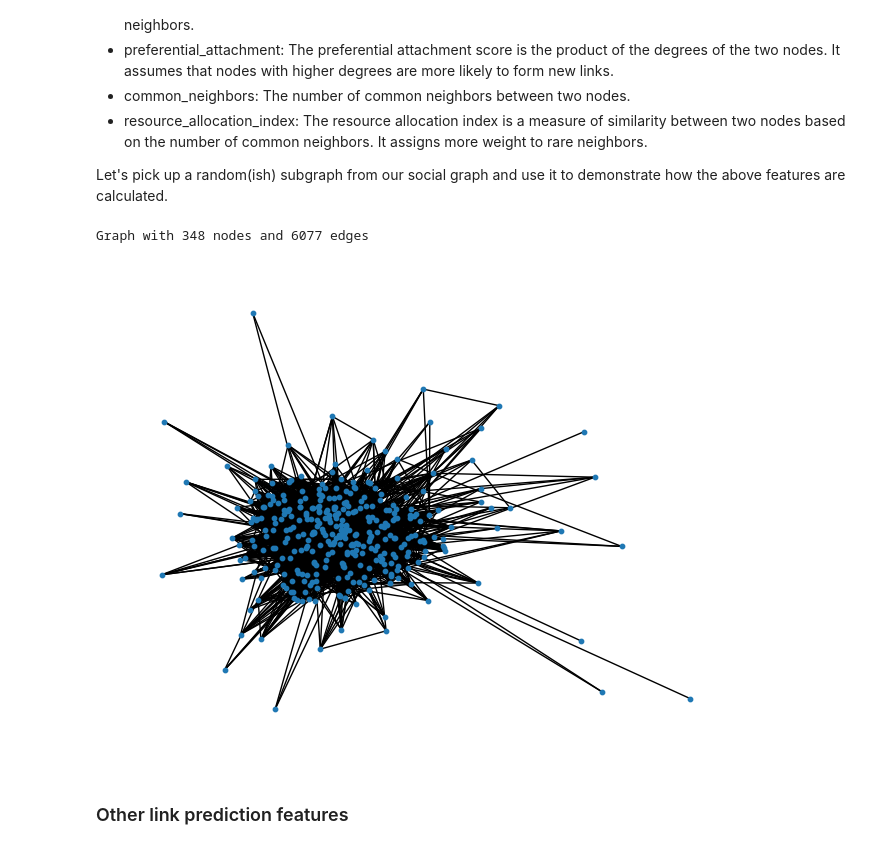
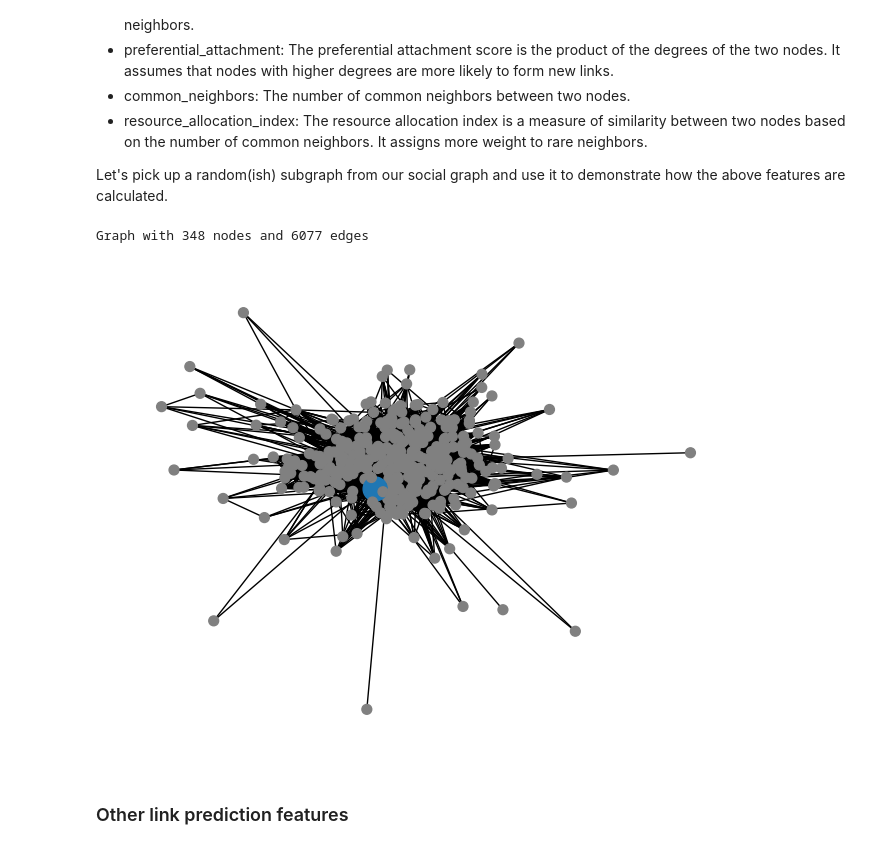
Before and after one commit to bgbg/MLConnectedWorld, a Jupyter notebook: MLConnectedWorldBook/part_06_ch_02_predicting_links_in_graphs.ipynb, the cells around one changed output. Cells and saved outputs as stored; diff of their text form; code cells hidden in the pictures.

```diff
--- a/MLConnectedWorldBook/part_06_ch_02_predicting_links_in_graphs.ipynb
+++ b/MLConnectedWorldBook/part_06_ch_02_predicting_links_in_graphs.ipynb
@@ -149,13 +149,15 @@ Let's pick up a random(ish) subgraph from our social graph and use it to demonst
 # %%
 node = 401
 g_subgraph = nx.ego_graph(social_graph_before, node, radius=2)
+node_size = [300 if n == node else 50 for n in g_subgraph.nodes()]
+node_color = ["C0" if n == node else "gray" for n in g_subgraph.nodes()]
 # pos = nx.layout.kamada_kawai_layout(g_ego)
 pos = nx.layout.spring_layout(g_subgraph)
-nx.draw(g_subgraph, with_labels=False, pos=pos, node_size=10)
+nx.draw(g_subgraph, with_labels=False, pos=pos, node_size=node_size, node_color=node_color)
 print(g_subgraph)
 # %% [output]
 Graph with 348 nodes and 6077 edges
-[figure, old version]
+[figure, new version]
 # %% [markdown]
 ### Other link prediction features
 # %% [markdown]
```
Also changed, not shown: parts of 19 cells of this notebook.
